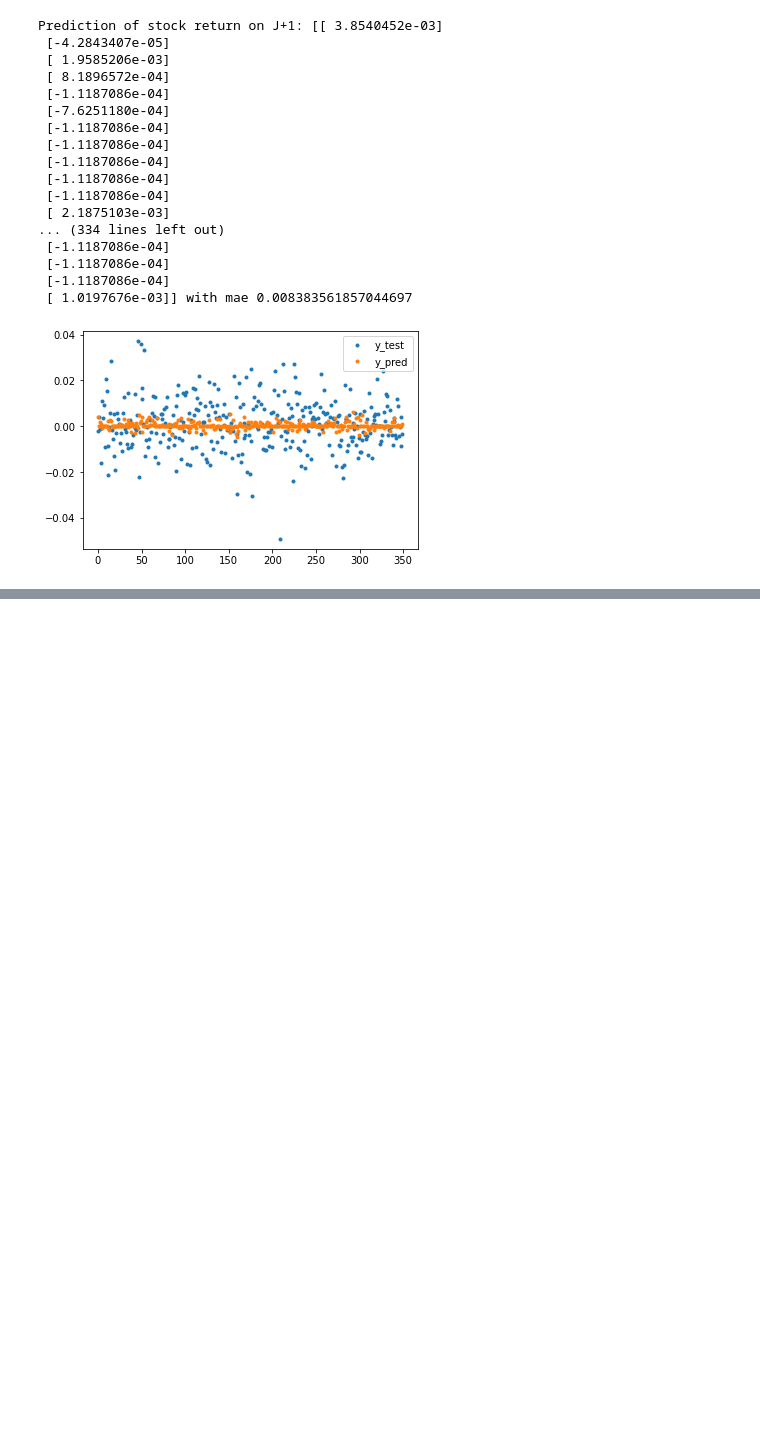
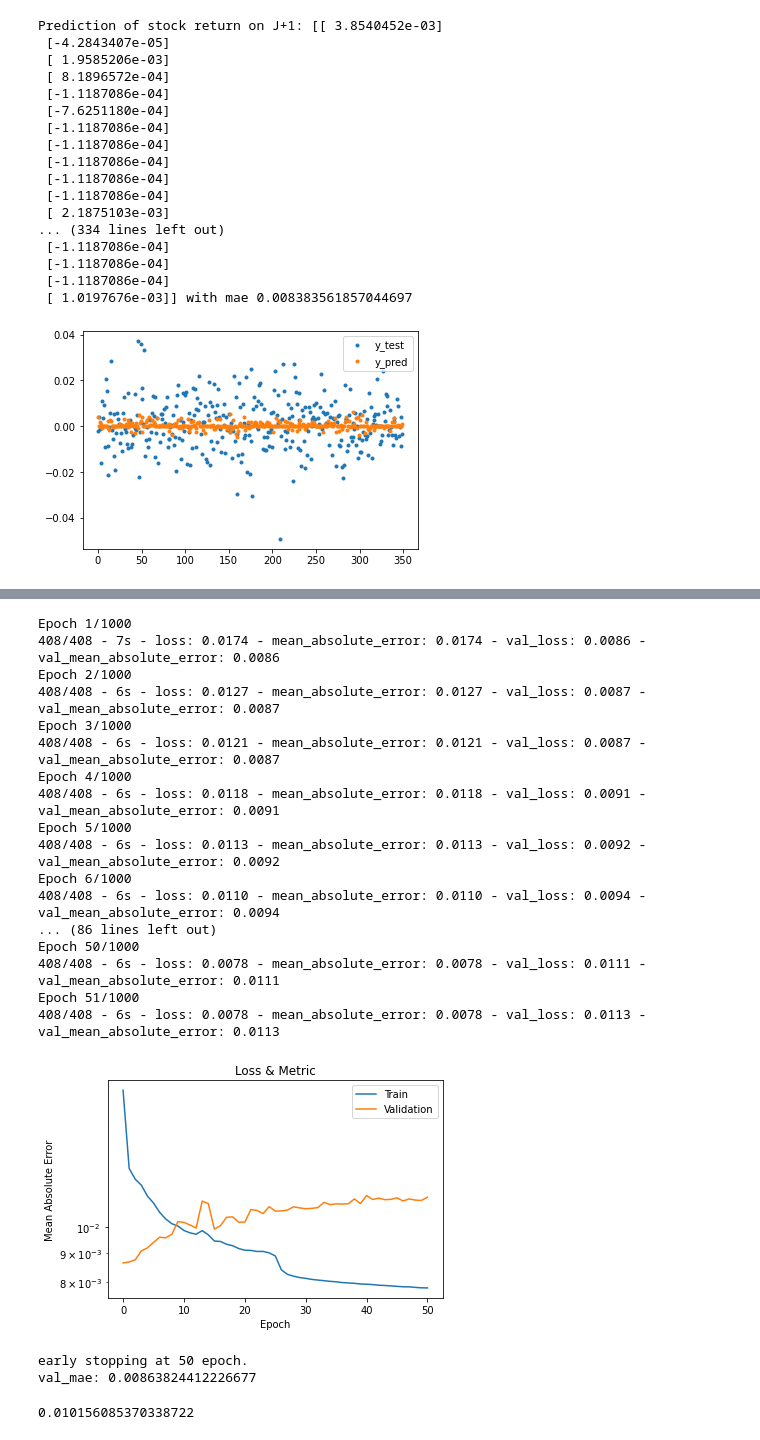
Before and after one commit to Jaouad-AHRAOUI/stock_prediction, a Jupyter notebook: notebooks/improve_cnn.ipynb, the cells around one changed output, grey strips where cells are left out. Cells and saved outputs as stored; diff of their text form; code cells hidden in the pictures; blank space fills up the shorter version.

```diff
--- a/notebooks/improve_cnn.ipynb
+++ b/notebooks/improve_cnn.ipynb
@@ -623,0 +636,36 @@ array([[0.00026796],
+# %%
+def load_data_api(company, start_date='2020-01-03', end_date='2020-12-31', len_=30):
+
+    prep_class = Data_Prep_Api(company, len_)
+    df = prep_class.data_prep_api(max=True) # (max=True)
+
+    prep_class.select_features_api(df, Return = True, Log_Return=False, High_Low=True, High_Close=True, Low_Close=True,
+                        Volume_Change=False, Period_Volum=True, Annual_Vol=False,
+                        Period_Vol=False, Return_Index=True, Volum_Index=True, Relative_Return=False)
+
+#     prep_class.select_features_api(df, Return = True, Log_Return=False, High_Low=True, High_Close=True, Low_Close=True,
+#                         Volume_Change=False, Period_Volum=False, Annual_Vol=False,
+#                         Period_Vol=False, Return_Index=False, Volum_Index=False, Relative_Return=False)
+
+    df = exo_selection_api(df, ["sp500", "eurusd", "crude", "vix"], max=True) # ,max=True) "nasdaq", "gold",
+
+    df = df.sort_values('Date')
+
+    start_date_delta = str((datetime.strptime(start_date, '%Y-%m-%d') - timedelta(days=len_)).date()) # replace with extracted len_ from loaded model
+    mask = (df['Date'] >= start_date_delta) & (df['Date'] < end_date)
+    df = df.loc[mask]
+
+    df = df.set_index('Date')
+
+    idx = df.columns[0][7:]
+
+    return df, idx
+# %%
+#---load the data with selected features to train with for 'vinci'
+data_feat = []
+idx_feat = []
+for company in company_dict.keys(): #company_dict.keys()
+    # # Pre-covid data
+    data_loc, idx_loc = load_data_api(company, start_date='2012-01-01', end_date='2019-10-04') #start_date='2017-05-31', end_date='2019-10-04'
+    data_feat.append(data_loc)
+    idx_feat.append(idx_loc)
@@ -623,0 +734,32 @@ array([[0.00026796],
+# %%
+X_train_feat, y_train_feat, X_val_feat, y_val_feat, X_test_feat, y_test_feat, model_feat = train_model(data_feat,
+                                                                                                       idx_feat,
+                                                                                                       patience=50,
+                                                                                                       l_rate=0.001,
+                                                                                                       plot_history=True)
+# %% [output]
+Epoch 1/1000
+408/408 - 7s - loss: 0.0174 - mean_absolute_error: 0.0174 - val_loss: 0.0086 - val_mean_absolute_error: 0.0086
+Epoch 2/1000
+408/408 - 6s - loss: 0.0127 - mean_absolute_error: 0.0127 - val_loss: 0.0087 - val_mean_absolute_error: 0.0087
+Epoch 3/1000
+408/408 - 6s - loss: 0.0121 - mean_absolute_error: 0.0121 - val_loss: 0.0087 - val_mean_absolute_error: 0.0087
+Epoch 4/1000
+408/408 - 6s - loss: 0.0118 - mean_absolute_error: 0.0118 - val_loss: 0.0091 - val_mean_absolute_error: 0.0091
+Epoch 5/1000
+408/408 - 6s - loss: 0.0113 - mean_absolute_error: 0.0113 - val_loss: 0.0092 - val_mean_absolute_error: 0.0092
+Epoch 6/1000
+408/408 - 6s - loss: 0.0110 - mean_absolute_error: 0.0110 - val_loss: 0.0094 - val_mean_absolute_error: 0.0094
+... (86 lines left out)
+Epoch 50/1000
+408/408 - 6s - loss: 0.0078 - mean_absolute_error: 0.0078 - val_loss: 0.0111 - val_mean_absolute_error: 0.0111
+Epoch 51/1000
+408/408 - 6s - loss: 0.0078 - mean_absolute_error: 0.0078 - val_loss: 0.0113 - val_mean_absolute_error: 0.0113
+[figure, added]
+early stopping at 50 epoch.
+val_mae: 0.00863824412226677
+# %%
+baseline_feat = np.mean(abs(y_test_feat))
+baseline_feat
+# %% [output]
+0.010156085370338722
```
Also changed, not shown: parts of 16 cells of this notebook, 5 other files.
